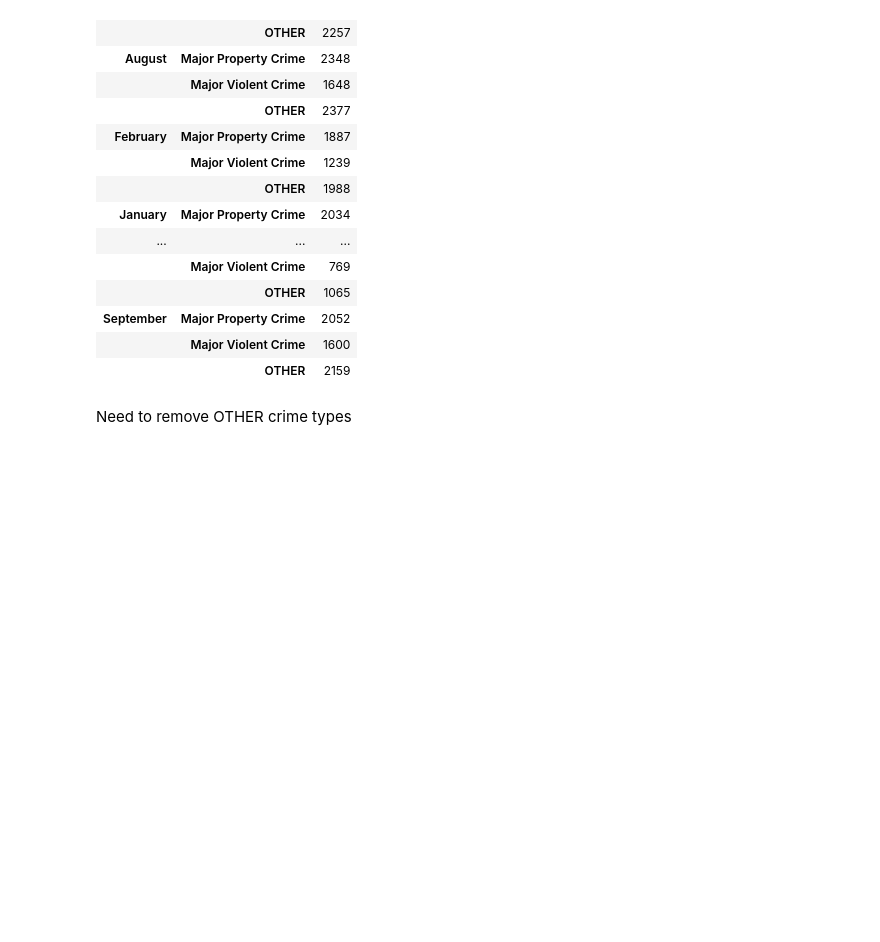
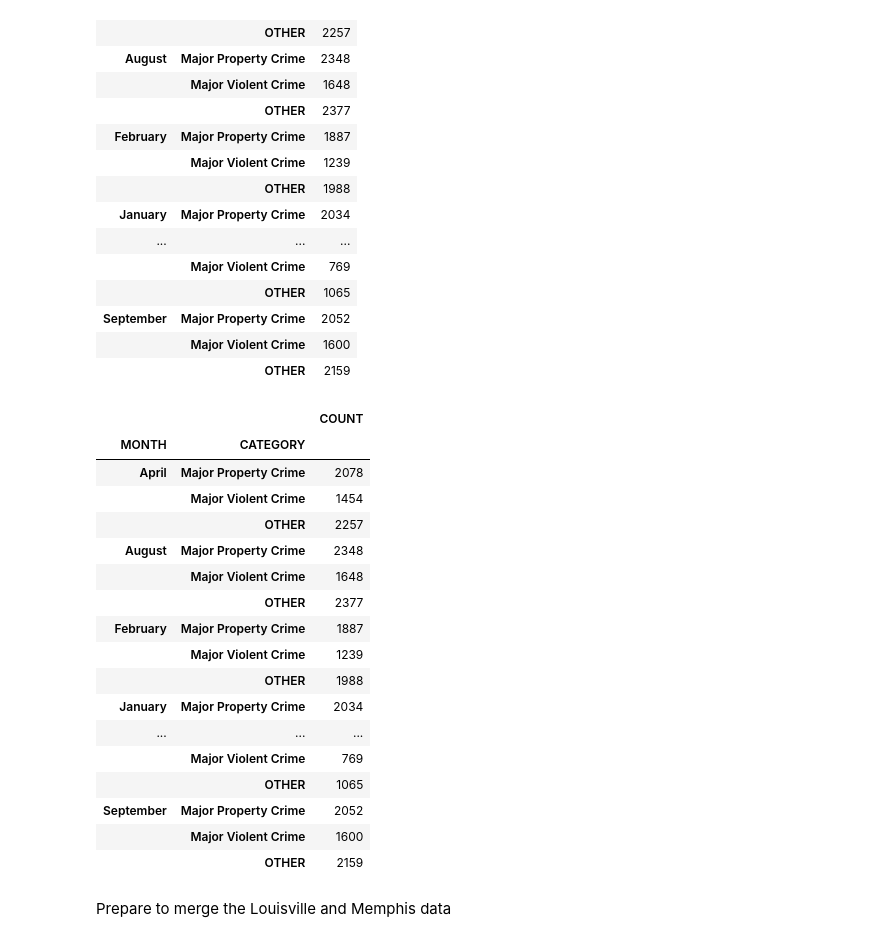
Before and after one commit to KimberlyB5/Comparing-Crime-LouisvilleKY-MemphisTN, a Jupyter notebook: Comparing-Crime-Louisville-Memphis.ipynb, the cells around one changed output. Cells and saved outputs as stored; diff of their text form; code cells hidden in the pictures; blank space fills up the shorter version.

```diff
--- a/Comparing-Crime-Louisville-Memphis.ipynb
+++ b/Comparing-Crime-Louisville-Memphis.ipynb
@@ -312,5 +314,27 @@ totalslou
 | September | Major Property Crime | 2052 |
 |  | Major Violent Crime | 1600 |
 |  | OTHER | 2159 |
+# %%
+lou3 = totalslou.rename({'DATE': 'COUNT'}, axis=1)
+lou3
+# %% [output]
+|  |  | COUNT |
+| MONTH | CATEGORY |  |
+| April | Major Property Crime | 2078 |
+|  | Major Violent Crime | 1454 |
+|  | OTHER | 2257 |
+| August | Major Property Crime | 2348 |
+|  | Major Violent Crime | 1648 |
+|  | OTHER | 2377 |
+| February | Major Property Crime | 1887 |
+|  | Major Violent Crime | 1239 |
+|  | OTHER | 1988 |
+| January | Major Property Crime | 2034 |
+| ... | ... | ... |
+|  | Major Violent Crime | 769 |
+|  | OTHER | 1065 |
+| September | Major Property Crime | 2052 |
+|  | Major Violent Crime | 1600 |
+|  | OTHER | 2159 |
 # %% [markdown]
-Need to remove OTHER crime types
+Prepare to merge the Louisville and Memphis data
```
Also changed, not shown: parts of 5 cells of this notebook, 2 other files.
